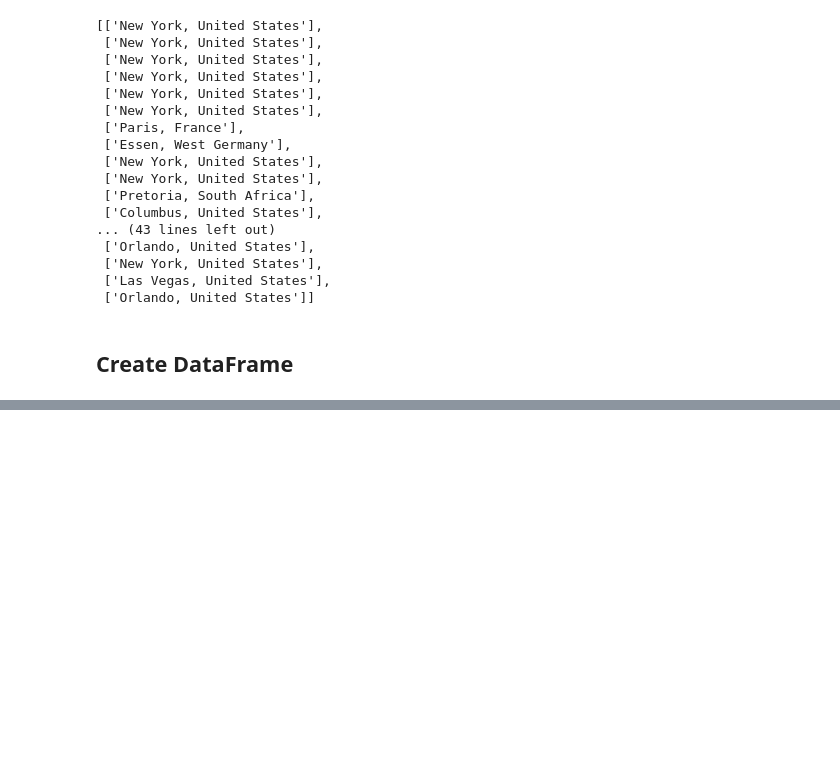
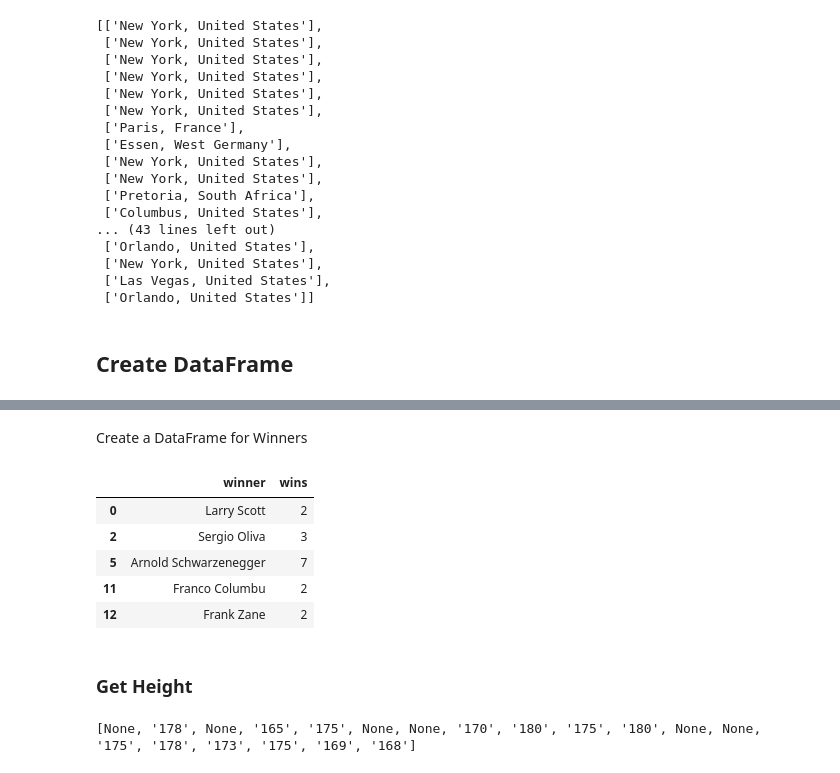
Before and after one commit to jojosuelobo/MrOlympia-DataAnalysis, a Jupyter notebook: project.ipynb, the cells around one changed output, grey strips where cells are left out. Drawn from its saved outputs; the diff is of its cells as text; code cells hidden in the pictures; blank space fills up the shorter version.

```diff
--- a/project.ipynb
+++ b/project.ipynb
@@ -460,0 +464,63 @@ df
+# %% [markdown]
+Create a DataFrame for Winners
+# %%
+winners_unique = df_olympia['winner'].drop_duplicates()
+df_winners = pd.DataFrame(winners_unique, columns=['winner'])
+
+winner_counts = df_olympia['winner'].value_counts()
+df_winners['wins'] = df_winners['winner'].map(winner_counts)
+
+df_winners.head()
+# %% [output]
+|  | winner | wins |
+| 0 | Larry Scott | 2 |
+| 2 | Sergio Oliva | 3 |
+| 5 | Arnold Schwarzenegger | 7 |
+| 11 | Franco Columbu | 2 |
+| 12 | Frank Zane | 2 |
+# %% [markdown]
+### Get Height
+# %%
+import re
+
+winner_height = []
+
+for winner in winners_unique:
+    try:
+        # Faz a requisição à página da Wikipedia
+        r = requests.get(f"https://en.wikipedia.org/wiki/{winner}")
+
+        # Verifica se a requisição foi bem-sucedida
+        if r.status_code == 200:
+            # Cria um objeto BeautifulSoup
+            soup = bs(r.content, 'html.parser')
+
+            # Encontra a tag <th> que contém o texto "Height"
+            height_th = soup.find("th", string=re.compile("Height"))
+
+            # Se encontrar a tag <th>, obtém o próximo elemento irmão <td>
+            if height_th:
+                height_td = height_th.find_next("td")
+
+                # Extrai o texto do elemento <td>
+                height_text = height_td.get_text(strip=True)
+
+                # Usa expressão regular para extrair apenas o valor em centímetros
+                cm_value = re.search(r'(\d+)\s*cm', height_text)
+
+                if cm_value:
+                    # Adiciona o valor em centímetros à lista
+                    winner_height.append(cm_value.group(1))
+                else:
+                    winner_height.append(None)  # Adiciona None se a altura não for encontrada
+            else:
+                winner_height.append(None)  # Adiciona None se a altura não for encontrada
+        else:
+            winner_height.append(None)  # Adiciona None se a requisição falhar
+    except Exception as e:
+        print(f"Ocorreu um erro para {winner}: {e}")
+        winner_height.append(None)  # Adiciona None se ocorrer um erro
+
+print(winner_height)
+# %% [output]
+[None, '178', None, '165', '175', None, None, '170', '180', '175', '180', None, None, '175', '178', '173', '175', '169', '168']
```
Also changed, not shown: parts of 5 cells of this notebook.
